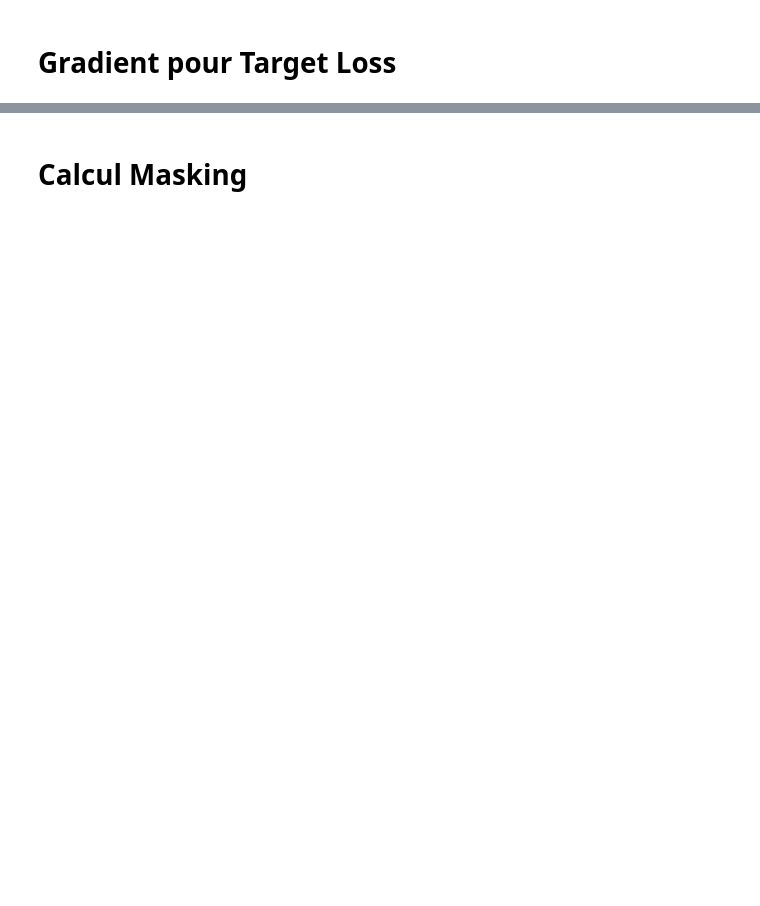
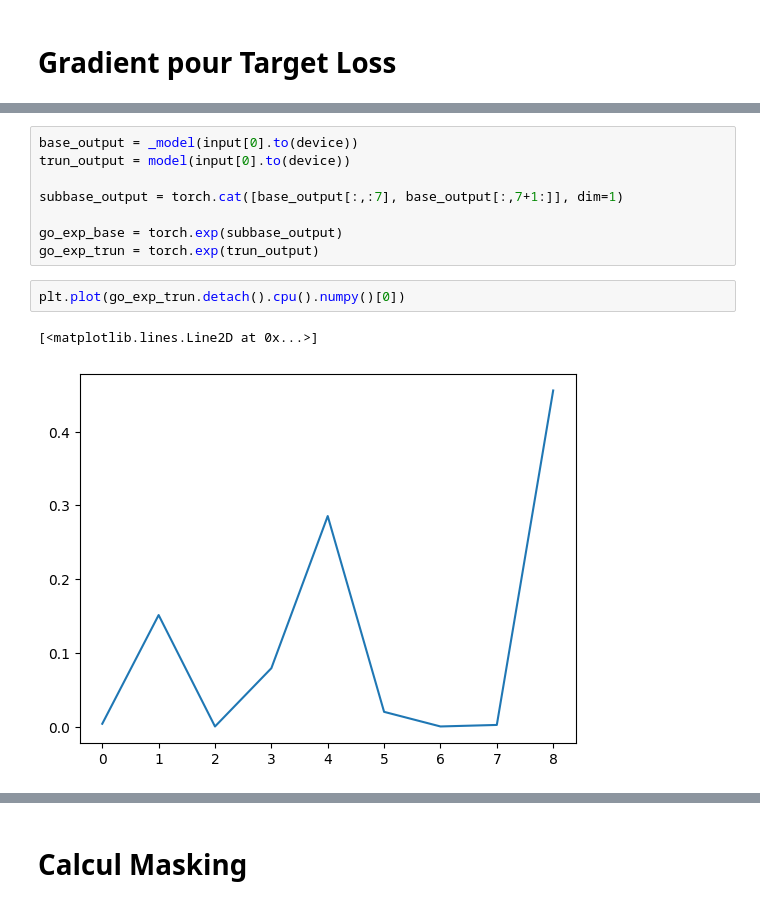
Before and after one commit to owl1996/MachineUL, a Jupyter notebook: main.ipynb, the cells around one changed output, grey strips where cells are left out. Drawn from its saved outputs; the diff is of its cells as text; blank space fills up the shorter version.

```diff
--- a/main.ipynb
+++ b/main.ipynb
@@ -151,0 +157,13 @@ plt.imshow(input[0][0].squeeze(), cmap='gray')
+# %%
+base_output = _model(input[0].to(device))
+trun_output = model(input[0].to(device))
+
+subbase_output = torch.cat([base_output[:,:7], base_output[:,7+1:]], dim=1)
+
+go_exp_base = torch.exp(subbase_output)
+go_exp_trun = torch.exp(trun_output)
+# %%
+plt.plot(go_exp_trun.detach().cpu().numpy()[0])
+# %% [output]
+[<matplotlib.lines.Line2D at 0x...>]
+[figure, added]
```
Also changed, not shown: parts of 24 cells of this notebook.
